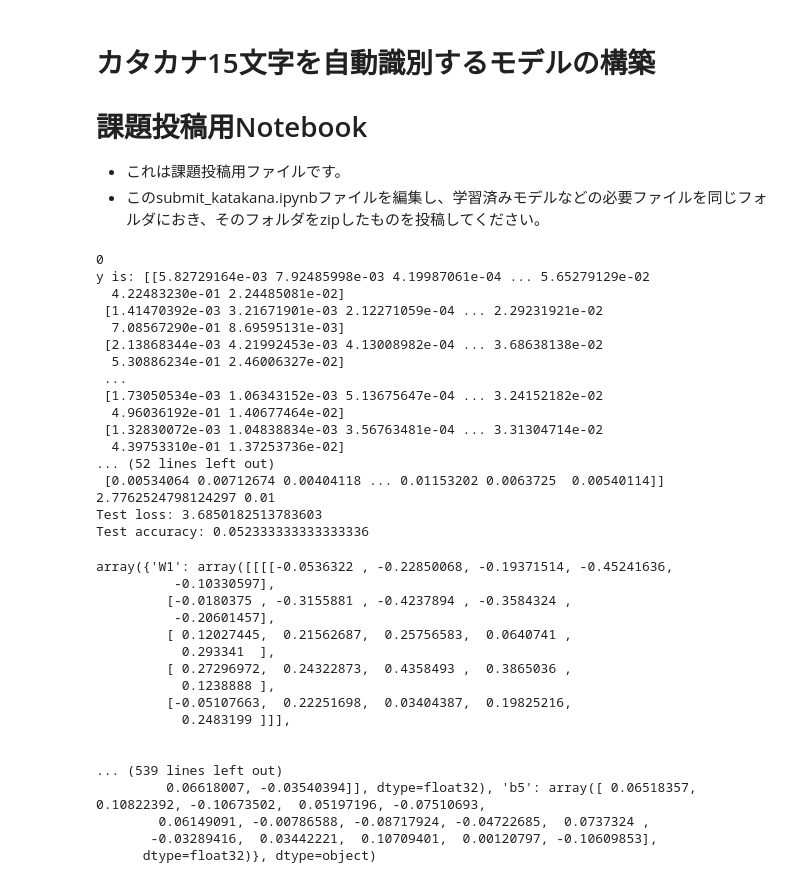
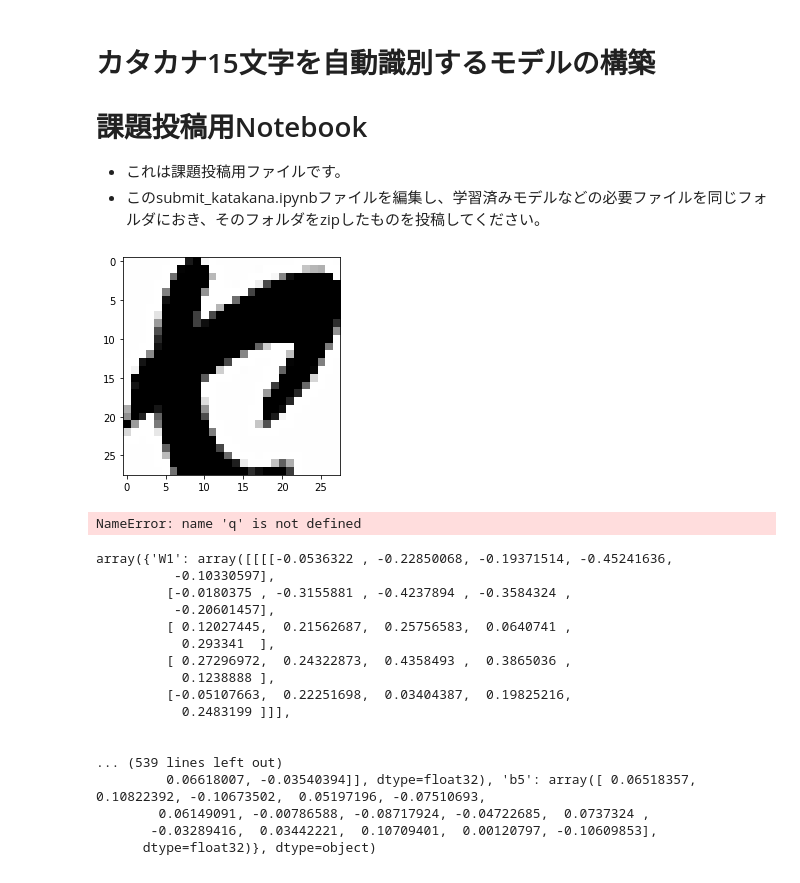
Before and after one commit to tnonoyama/dl_online_2023_1_submit_katakana, a Jupyter notebook: kadai/submit_katakana-Copy2.ipynb, the cells around one changed output. Cells and saved outputs as stored; diff of their text form; code cells hidden in the pictures.

```diff
--- a/kadai/submit_katakana-Copy2.ipynb
+++ b/kadai/submit_katakana-Copy2.ipynb
@@ -10,6 +10,7 @@ import os,sys
 import util
 import pickle
 from common.leNet import LeNet5
+import matplotlib.pyplot as plt
 
 def makedataset():
     """
@@ -26,7 +27,11 @@ def makedataset():
     # 正規化
 #     test_data = test_data / test_data.max()
     test_data = test_data / 255.0
-    test_data = test_data.astype('float32')
+    test_data = test_data.astype('float64')
+    test_data_im = test_data[0].reshape(28, 28)
+    plt.imshow(test_data_im, cmap='gray')
+    plt.show()
+    q
 
 #     print(test_data.shape)
 
@@ -47,52 +52,38 @@ def func_predict(test_data, test_label):
     # 以下を自由に編集してください
 #     with open("best_model.pickle", "rb") as f:
 #         model = pickle.load(f)
 
     pre_trained_params = np.load('pre-trained_model_params.npy', allow_pickle=True)
 
     model = LeNet5()
 
     model.params = pre_trained_params
 
     accuracy = model.accuracy(test_data, test_label)
-    loss  = model.loss(test_data, test_label)
+#     loss  = model.loss(test_data, test_label)
 
-    return loss, accuracy # 編集不可
+#     return loss, accuracy # 編集不可
+    return accuracy # 編集不可
 
 
 def main():
     """
     編集しないでください。
     """
     # テスト用データをつくる
     test_data = makedataset()
 
     # 予測し精度を算出する
     util.accuracy(func_predict, test_data)
 
     return
 
 
 if __name__=="__main__":
     main()
 # %% [output]
+[figure, added]
-0
-y is: [[5.82729164e-03 7.92485998e-03 4.19987061e-04 ... 5.65279129e-02
-  4.22483230e-01 2.24485081e-02]
- [1.41470392e-03 3.21671901e-03 2.12271059e-04 ... 2.29231921e-02
-  7.08567290e-01 8.69595131e-03]
- [2.13868344e-03 4.21992453e-03 4.13008982e-04 ... 3.68638138e-02
-  5.30886234e-01 2.46006327e-02]
- ...
- [1.73050534e-03 1.06343152e-03 5.13675647e-04 ... 3.24152182e-02
-  4.96036192e-01 1.40677464e-02]
- [1.32830072e-03 1.04838834e-03 3.56763481e-04 ... 3.31304714e-02
-  4.39753310e-01 1.37253736e-02]
-... (52 lines left out)
- [0.00534064 0.00712674 0.00404118 ... 0.01153202 0.0063725  0.00540114]]
-2.7762524798124297 0.01
-Test loss: 3.6850182513783603
-Test accuracy: 0.052333333333333336
+NameError: name 'q' is not defined
 # %%
 import numpy as np
 
```
Also changed, not shown: 3 other files.
